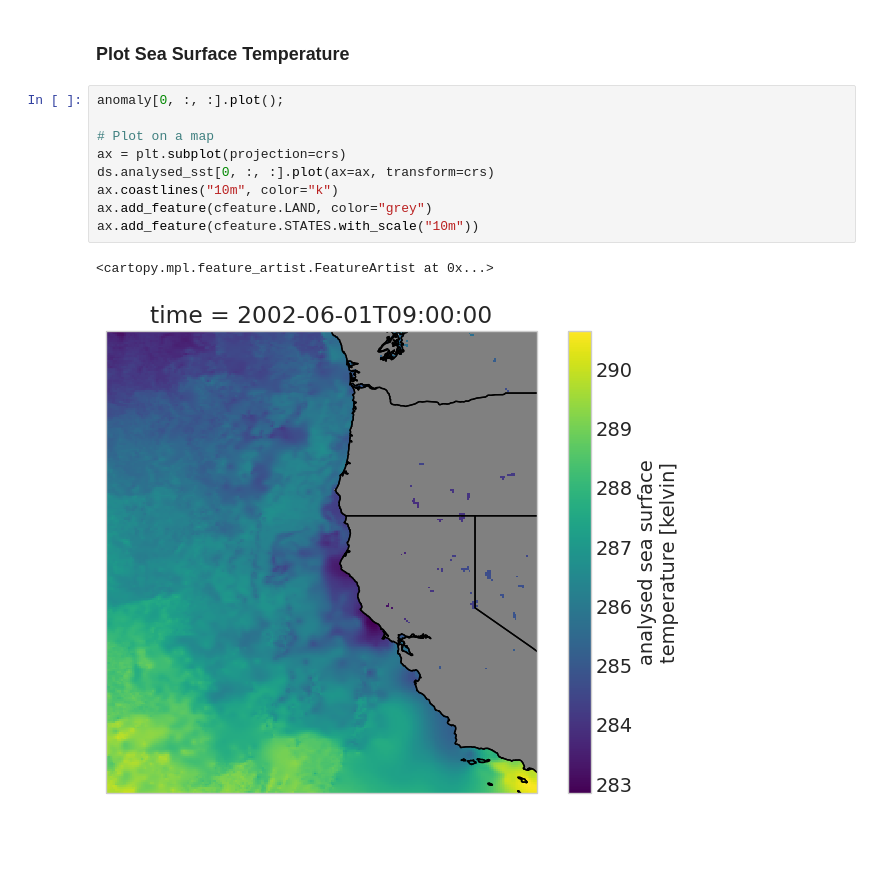
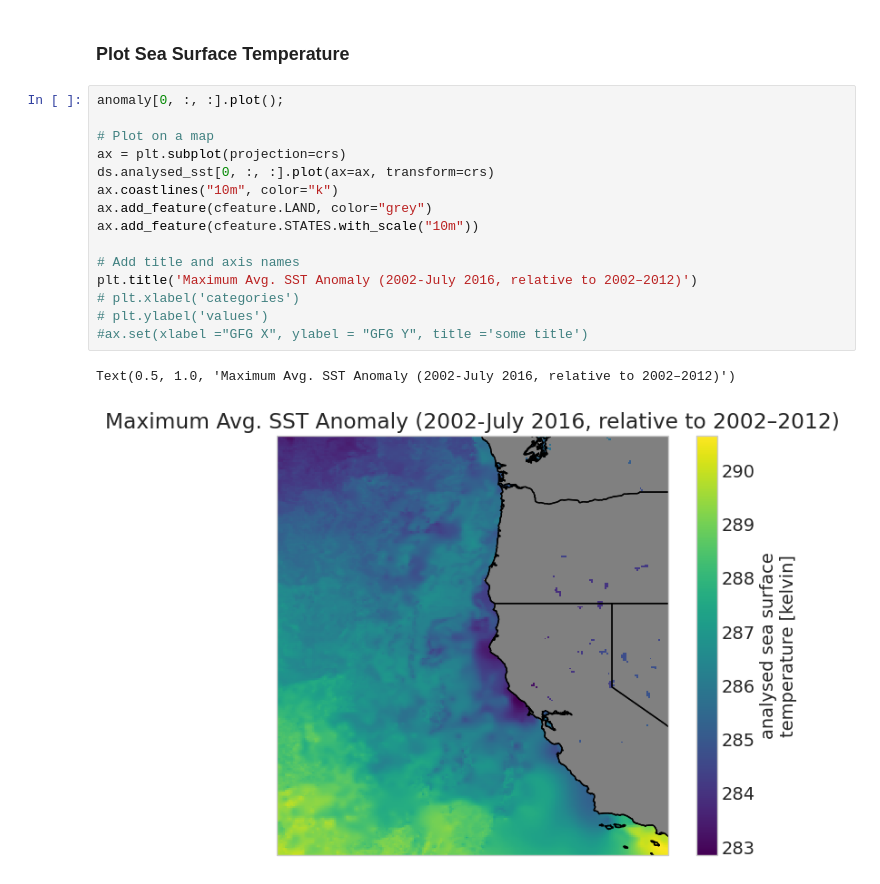
Before and after one commit to UCB-stat-159-s23/hw03-group23, a Jupyter notebook: climate-Q5.ipynb, the cells around one changed output. Cells and saved outputs as stored; diff of their text form; blank space fills up the shorter version.

Commit message:
Add plot title

```diff
--- a/climate-Q5.ipynb
+++ b/climate-Q5.ipynb
@@ -43,12 +43,18 @@ anomaly = ds_2016.groupby("time.dayofyear").max()['analysed_sst'] - ds_2012.grou
 # %%
 anomaly[0, :, :].plot();
 
 # Plot on a map
 ax = plt.subplot(projection=crs)
 ds.analysed_sst[0, :, :].plot(ax=ax, transform=crs)
 ax.coastlines("10m", color="k")
 ax.add_feature(cfeature.LAND, color="grey")
 ax.add_feature(cfeature.STATES.with_scale("10m"))
+
+# Add title and axis names
+plt.title('Maximum Avg. SST Anomaly (2002-July 2016, relative to 2002–2012)')
+# plt.xlabel('categories')
+# plt.ylabel('values')
+#ax.set(xlabel ="GFG X", ylabel = "GFG Y", title ='some title')
 # %% [output]
-<cartopy.mpl.feature_artist.FeatureArtist at 0x...>
+Text(0.5, 1.0, 'Maximum Avg. SST Anomaly (2002-July 2016, relative to 2002–2012)')
-[figure, old version]
+[figure, new version]
```
